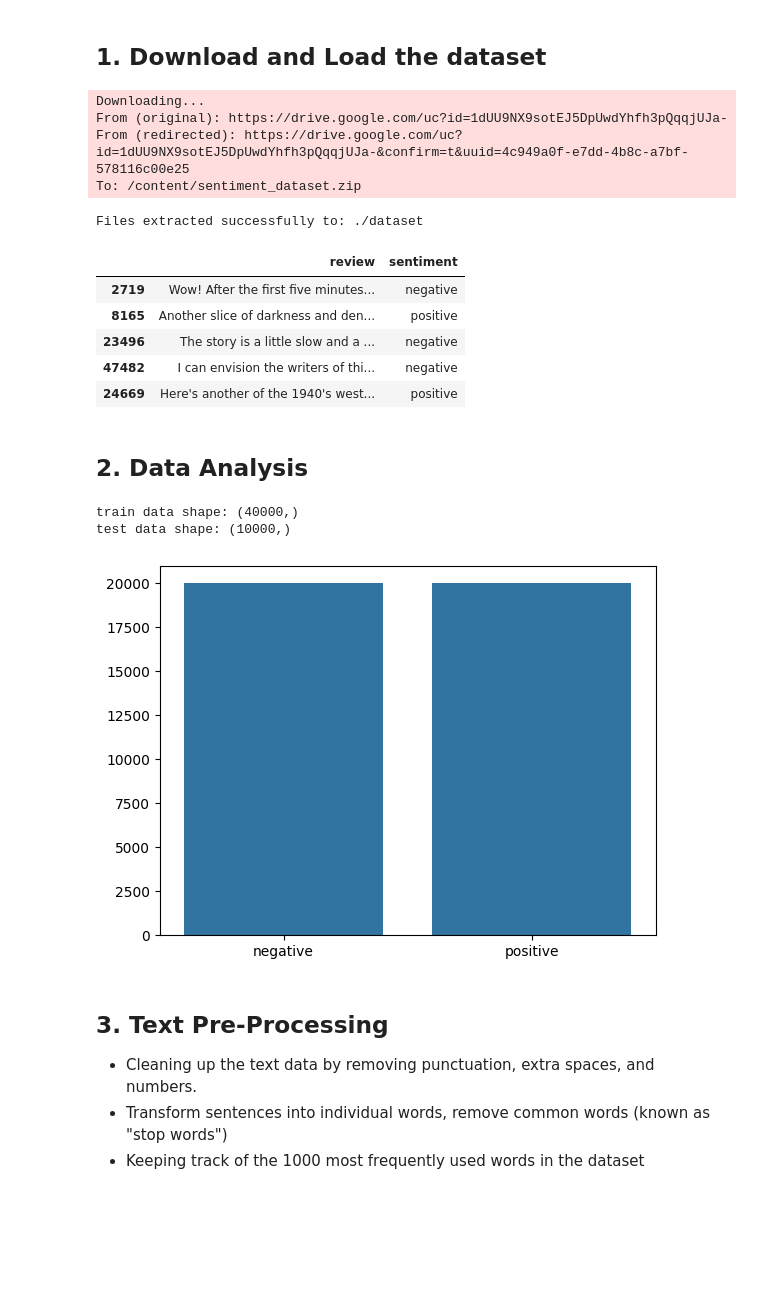
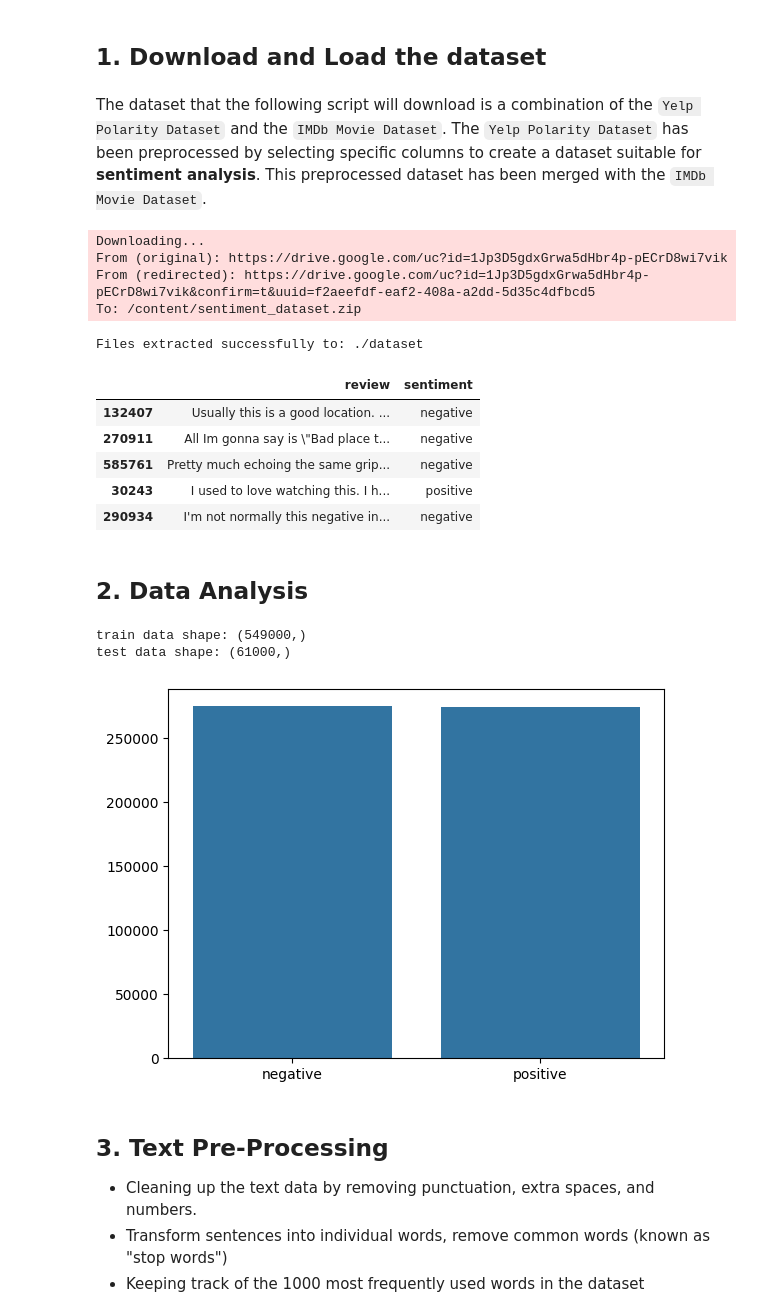
Before and after one commit to LuluW8071/Text-Sentiment-Analysis, a Jupyter notebook: Text_Sentiment_Analysis.ipynb, the cells around one changed output. Cells and saved outputs as stored; diff of their text form; code cells hidden in the pictures; blank space fills up the shorter version.

Commit message:
:rocket: [Update] Improved PreComplie & New Train Configs

```diff
--- a/Text_Sentiment_Analysis.ipynb
+++ b/Text_Sentiment_Analysis.ipynb
@@ -3,11 +3,13 @@
 # %% [markdown]
 ## 1. Download and Load the dataset
+# %% [markdown]
+The dataset that the following script will download is a combination of the `Yelp Polarity Dataset` and the `IMDb Movie Dataset`. The `Yelp Polarity Dataset` has been preprocessed by selecting specific columns to create a dataset suitable for **sentiment analysis**. This preprocessed dataset has been merged with the `IMDb Movie Dataset`.
 # %%
 import gdown
 import zipfile
 import os
 
-file_url = 'https://drive.google.com/uc?id=1dUU9NX9sotEJ5DpUwdYhfh3pQqqjUJa-'
+file_url = 'https://drive.google.com/uc?id=1Jp3D5gdxGrwa5dHbr4p-pECrD8wi7vik'
 file_name = 'sentiment_dataset.zip'
 
 # Download the file from Google Drive
@@ -23,23 +25,23 @@ os.remove(file_name)
 print("Files extracted successfully to:", extract_dir)
 # %% [output]
 Downloading...
-From (original): https://drive.google.com/uc?id=1dUU9NX9sotEJ5DpUwdYhfh3pQqqjUJa-
-From (redirected): https://drive.google.com/uc?id=1dUU9NX9sotEJ5DpUwdYhfh3pQqqjUJa-&confirm=t&uuid=4c949a0f-e7dd-4b8c-a7bf-578116c00e25
+From (original): https://drive.google.com/uc?id=1Jp3D5gdxGrwa5dHbr4p-pECrD8wi7vik
+From (redirected): https://drive.google.com/uc?id=1Jp3D5gdxGrwa5dHbr4p-pECrD8wi7vik&confirm=t&uuid=f2aeefdf-eaf2-408a-a2dd-5d35c4dfbcd5
 To: /content/sentiment_dataset.zip
 Files extracted successfully to: ./dataset
 # %%
 import pandas as pd
 import numpy as np
 # %%
-df = pd.read_csv("dataset/IMDB Dataset.csv")
+df = pd.read_csv("dataset/sentiment_combined.csv")
 df.sample(5)
 # %% [output]
 |  | review | sentiment |
-| 2719 | Wow! After the first five minutes... | negative |
-| 8165 | Another slice of darkness and den... | positive |
-| 23496 | The story is a little slow and a ... | negative |
-| 47482 | I can envision the writers of thi... | negative |
-| 24669 | Here's another of the 1940's west... | positive |
+| 132407 | Usually this is a good location. ... | negative |
+| 270911 | All Im gonna say is \"Bad place t... | negative |
+| 585761 | Pretty much echoing the same grip... | negative |
+| 30243 | I used to love watching this. I h... | positive |
+| 290934 | I'm not normally this negative in... | negative |
 # %% [markdown]
 ## 2. Data Analysis
 # %%
@@ -49,21 +51,20 @@ from sklearn.model_selection import train_test_split
 # %%
 X, y = df['review'].values,df['sentiment'].values
 X_train, X_test, y_train, y_test = train_test_split(X,
                                                     y,
-                                                    test_size = 0.2,
-                                                    stratify = y)
+                                                    test_size = 0.1)
 print(f'train data shape: {X_train.shape}')
 print(f'test data shape: {X_test.shape}')
 
 
 val = pd.Series(y_train).value_counts()
 sns.barplot(x = np.array(['negative','positive']),
             y = val.values)
 plt.show()
 # %% [output]
-train data shape: (40000,)
-test data shape: (10000,)
+train data shape: (549000,)
+test data shape: (61000,)
-[figure, old version]
+[figure, new version]
 # %% [markdown]
 ## 3. Text Pre-Processing
 - Cleaning up the text data by removing punctuation, extra spaces, and numbers.
```
Also changed, not shown: parts of 17 cells of this notebook.
